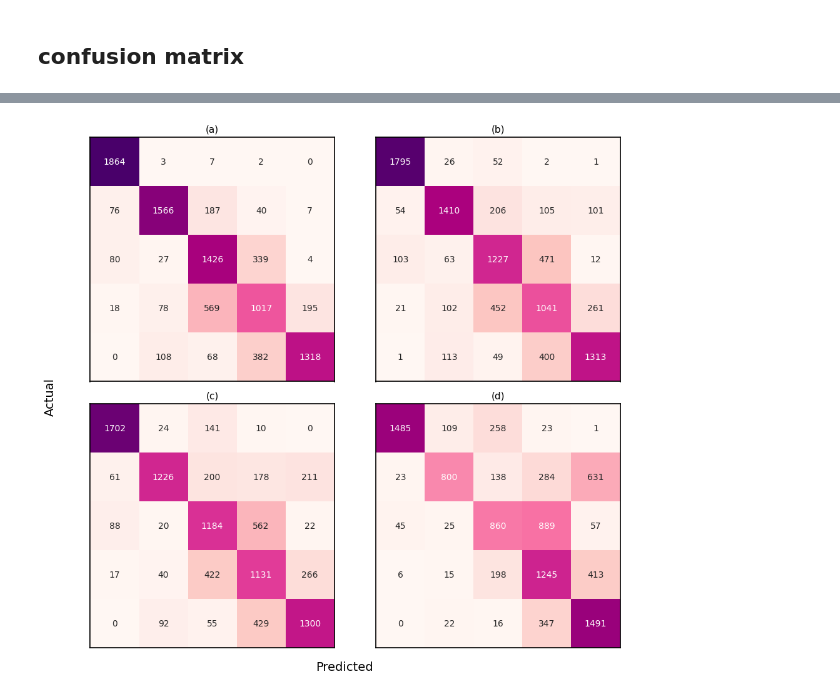
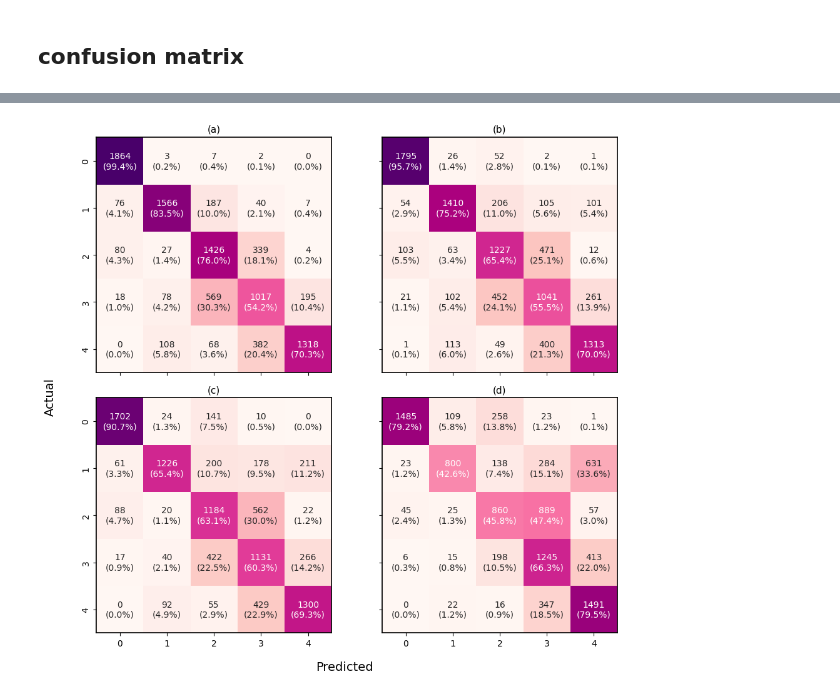
Before and after one commit to singhp99/spyral_notebooks, a Jupyter notebook: nim_visualize_simulated.ipynb, the cells around one changed output, grey strips where cells are left out. Cells and saved outputs as stored; diff of their text form; code cells hidden in the pictures.

```diff
--- a/nim_visualize_simulated.ipynb
+++ b/nim_visualize_simulated.ipynb
@@ -483,6 +488,8 @@ noise_0 = np.array([[1864,3,7,2,0],[76,1566,187,40,7],[80,27,1426,339,4],[18,78,
 noise_1 = np.array([[1795,26,52,2,1],[54,1410,206,105,101],[103,63,1227,471,12],[21,102,452,1041,261],[1,113,49,400,1313]])
 noise_5 = np.array([[1702,24,141,10,0],[61,1226,200,178,211],[88,20,1184,562,22],[17,40,422,1131,266],[0,92,55,429,1300]])
 noise_10 = np.array([[1485,109,258,23,1],[23,800,138,284,631],[45,25,860,889,57],[6,15,198,1245,413],[0,22,16,347,1491]])
+
+# noise_0_percent =
 
 matrices = [noise_0, noise_1, noise_5, noise_10]
 titles = ["a", "b", "c", "d"]
@@ -500,7 +507,11 @@ fig, axes = plt.subplots(2, 2, figsize=(10, 9), sharex=True, sharey=True)
 
 for ax, matrix, title in zip(axes.flatten(), matrices, titles):
 
-    labels = np.array(["{:.0f}".format(val) for val in matrix.flatten()]).reshape(5, 5)
+
+    percentages = np.array([(val/np.sum(val)) for val in matrix])
+    # print(percentages)
+    # percentages_labels = np.array(["{:.2f}".format(val) for val in percentages.flatten()]).reshape(5, 5)
+    labels = np.array([f"{val:0d}\n({percent:.1%})" for val,percent in zip(matrix.flatten(),percentages.flatten())]).reshape(5, 5)
 
     sns.heatmap(
         matrix,
@@ -511,31 +522,31 @@ for ax, matrix, title in zip(axes.flatten(), matrices, titles):
         square=True,
         vmin=vmin,
         vmax=vmax,
         xticklabels=True,
         yticklabels=True,
         ax=ax,
         linecolor="black"
     )
 
     ax.set_title(f"({title})", fontsize=11)
 
     # -----------------------------
     # Add clean box around each plot
     # -----------------------------
     for spine in ax.spines.values():
         spine.set_visible(True)
         spine.set_linewidth(1.2)
 
 
 fig.supxlabel("Predicted",fontsize=14)
 fig.supylabel("Actual",fontsize=14)
 
 plt.tight_layout()
 plt.savefig(
     "/Users/pranjalsingh/Desktop/research_space_spyral/Spyral_1.0/confusion_matrix.png",
     dpi=300,
     bbox_inches="tight"
 )
 plt.show()
 # %% [output]
-[figure, old version]
+[figure, new version]
```
Also changed, not shown: parts of 8 cells of this notebook, 6 other files.
